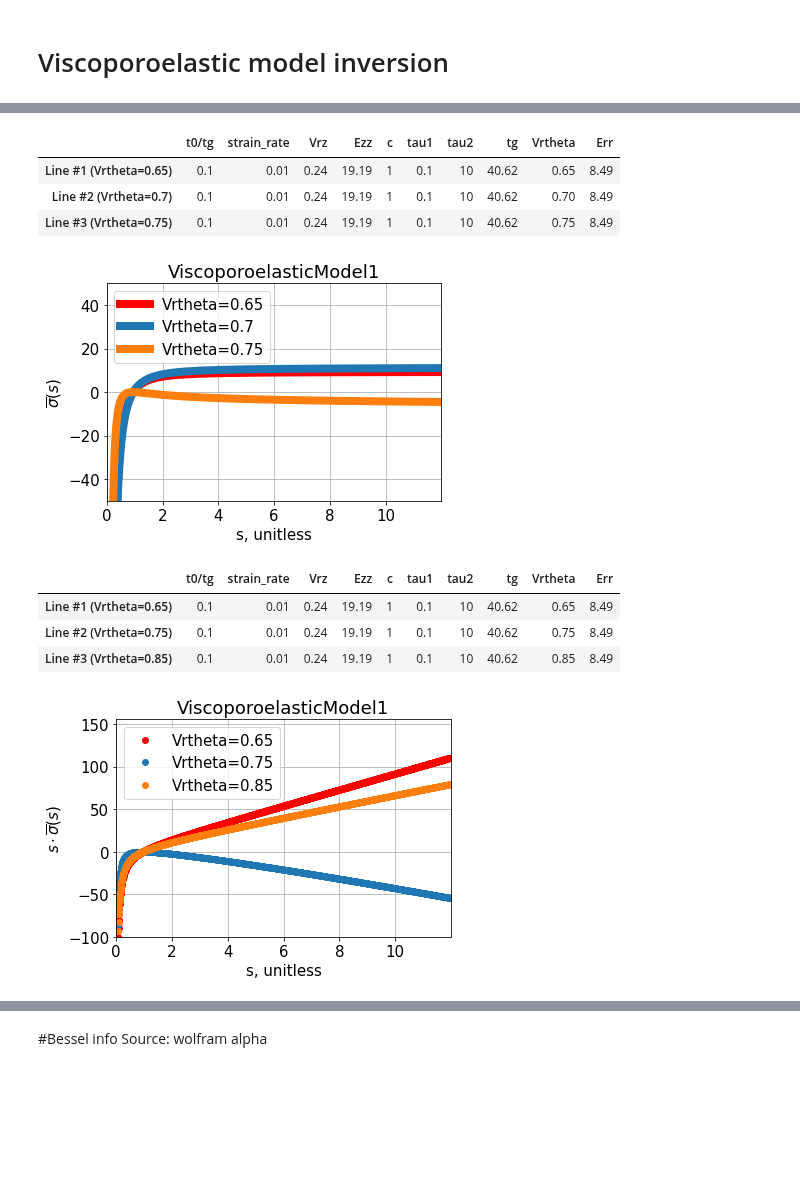
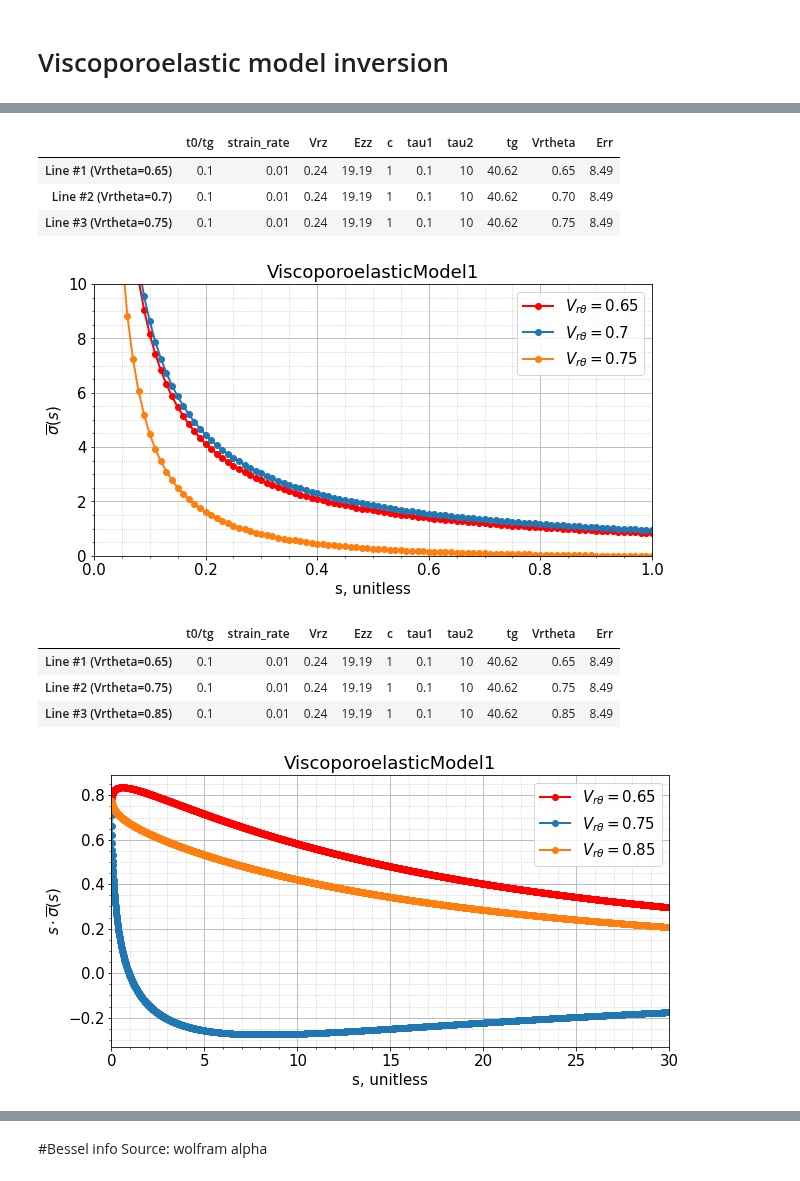
Before and after one commit to ryerrabelli/Yerrabelli-Spector-Poroelastic-Model-Code, a Jupyter notebook: src/ViscoporoelasticInversion.ipynb, the cells around one changed output, grey strips where cells are left out. Saved outputs shown, nothing was run; the diff lists cells and outputs as text; code cells hidden in the pictures; blank space fills up the shorter version.

```diff
--- a/src/ViscoporoelasticInversion.ipynb
+++ b/src/ViscoporoelasticInversion.ipynb
@@ -109,13 +117,13 @@ vpe.Vrtheta =  0.75 #@param {type:"number"}; # Not actually v, but greek nu (rep
 vpe.Err =  8.49 #@param {type:"number"};
 
 # inputting a value of time=0 doesn't error (just returns None/NaN), but takes longer (about 2x as much) on python; not really MATLAB though
-times = np.arange(0.1, 100, 0.1)*tg
+times = np.arange(0.2, 150, 0.1)*tg
 input_times = times
 plot_times  = times/tg
 func = vpe.laplace_value
 func_name = {"t":r"$\sigma(\frac{t}{tg})$", "s":r"$\overline{\sigma}(s)$"}
 x_names   = {"t":"t/tg, unitless", "s":"s, unitless"}
-s_vals = np.arange(0.1, 100, 0.1)
+s_vals = np.arange(0.01, 1.01, 0.01)
 
 
 
@@ -126,10 +134,15 @@ fig, laplace_vals, inverted_vals_numerical, inverted_vals_analytical=plotting.pl
     input_times=input_times, plot_times=plot_times, tg=tg, model_name = vpe.get_model_name())
 
 
+
 df1 = pd.DataFrame({'Constant':vpe.get_predefined_constant_names(),'Value':vpe.get_predefined_constants()})
 df2 = pd.DataFrame({'Fitted':vpe.get_fitted_parameter_names(),'Value':vpe.get_fitted_parameters()})
 df3 = pd.DataFrame({'Value':vpe.get_predefined_constants()+vpe.get_fitted_parameters(),"Category":vpe.get_var_categories()}, index=vpe.get_predefined_constant_names()+vpe.get_fitted_parameter_names())
 display(df3)
 
 display(pd.DataFrame(vpe.get_all_names_and_vars(),index=[vpe.get_model_name()]))
+
+#output = r"\sigma(\frac{t}{tg})=0.7793021503277179 \text{ at } t/tg=150"
+#display(IPython.display.Math(output))
+display(IPython.display.Math(f"{func_name['t'].replace('$','')}={inverted_vals_numerical[-1]}, \quad t/tg={plot_times[-1]:.2f}"))
 # %% [output]
@@ -151,73 +165,88 @@ Time taken in sec: 0.43624114990234375
 # %%
 dfs = []
 
-plt.figure(figsize=(6, 4))
+plt.figure(figsize=(10, 5))
 plt.rc('font', size=15)  # default font size is 10
-plt.grid()
 
 #options = [0.6, 0.65, 0.7, 0.75, 0.8, 0.85, 0.9]
 options = [0.65,0.7, 0.75]
 colors = ["r"] + [""]*len(options)   #["r","",""]
+#line_types = ["-","-","-","--","--","--",":"]
+line_types = [".-"]*len(options)
 for ind, Vrtheta in enumerate(options):
   vpe.Vrtheta = Vrtheta
   inverted_vals_numerical = euler_inversion(func, input_times/tg, Marg=None)
   laplace_vals = func(s_vals)
   #p=plt.plot(plot_times,inverted_vals_numerical, "rmg"[ind]+".-", linewidth=8,label=f"vs={vs}")
-  p=plt.plot(s_vals,laplace_vals, colors[ind]+["-","-","-","--","--","--",":"][ind], linewidth=8,label=f"Vrtheta={Vrtheta}")
+  p=plt.plot(s_vals,laplace_vals, colors[ind]+line_types[ind], linewidth=2, markersize=12, label=fr"$V_{{r\theta}}={Vrtheta}$")
   vars = vpe.get_all_names_and_vars()
   #vars={key:getattr(vpe,key) for key in dir(vpe) if not key.startswith("__") and not callable(getattr(vpe,key))}
   #dfs.append(pd.DataFrame(vars,index=["value"]))
   #dfs.append(pd.DataFrame(vars,index=[str(p[0].get_color())]))
   dfs.append(pd.DataFrame(vars,index=[f"Line #{ind+1} (Vrtheta={Vrtheta})"]))
 
+plt.grid("major")
+plt.grid(which="minor", alpha=0.75, linestyle=":")
+ax = plt.gca()
+ax.xaxis.set_minor_locator(matplotlib.ticker.AutoMinorLocator())
+ax.yaxis.set_minor_locator(matplotlib.ticker.AutoMinorLocator())
+
 plt.xlim([0, max(s_vals)])
-#plt.ylim([-20, None])
-plt.ylim([-50, 50])
+#plt.ylim([0, None])
+plt.ylim([0, 10])
 plt.xlabel(x_names["s"])
 #plt.xlim([0, None])
 plt.ylabel(func_name["s"])
 #plt.xlabel("t/tg, unitless")
 plt.legend();
 #plt.yticks(np.linspace(0,0.0005,5+1))
 ax = plt.gca()
 ax.yaxis.get_ticklocs(minor=True)
-plt.legend(loc="upper left")
+plt.legend(loc="upper right")
 plt.title(vpe.get_model_name())
 
 display(pd.concat(dfs))
 # %% [output]
 |  | t0/tg | strain_rate | Vrz | Ezz | c | tau1 | tau2 | tg | Vrtheta | Err |
 | Line #1 (Vrtheta=0.65) | 0.1 | 0.01 | 0.24 | 19.19 | 1 | 0.1 | 10 | 40.62 | 0.65 | 8.49 |
 | Line #2 (Vrtheta=0.7) | 0.1 | 0.01 | 0.24 | 19.19 | 1 | 0.1 | 10 | 40.62 | 0.70 | 8.49 |
 | Line #3 (Vrtheta=0.75) | 0.1 | 0.01 | 0.24 | 19.19 | 1 | 0.1 | 10 | 40.62 | 0.75 | 8.49 |
-[figure, old version]
+[figure, new version]
 # %%
-s_vals = np.arange(0.01, 12, 0.01)
+old_s_vals = s_vals
+s_vals = np.arange(0.01, 30.01, 0.01)
 
 
 dfs = []
 
-plt.figure(figsize=(6, 4))
+plt.figure(figsize=(10, 5))
 plt.rc('font', size=15)  # default font size is 10
 plt.grid()
 
 #options = [0.6, 0.65, 0.7, 0.75, 0.8, 0.85, 0.9]
 options = [0.65, 0.75, 0.85]
 colors = ["r"] + [""]*len(options)   #["r","",""]
+line_types = [".-"]*len(options)
 for ind, Vrtheta in enumerate(options):
   vpe.Vrtheta = Vrtheta
   inverted_vals_numerical = euler_inversion(func, input_times/tg, Marg=None)
   laplace_vals = func(s_vals)
   #p=plt.plot(plot_times,inverted_vals_numerical, "rmg"[ind]+".-", linewidth=8,label=f"vs={vs}")
-  p=plt.plot(s_vals,s_vals*laplace_vals, colors[ind]+"o", linewidth=8,label=f"Vrtheta={Vrtheta}")
+  p=plt.plot(s_vals,s_vals*laplace_vals, colors[ind]+line_types[ind], linewidth=2, markersize=12, label=fr"$V_{{r\theta}}={Vrtheta}$")
   vars = vpe.get_all_names_and_vars()
   #vars={key:getattr(vpe,key) for key in dir(vpe) if not key.startswith("__") and not callable(getattr(vpe,key))}
   #dfs.append(pd.DataFrame(vars,index=["value"]))
   #dfs.append(pd.DataFrame(vars,index=[str(p[0].get_color())]))
   dfs.append(pd.DataFrame(vars,index=[f"Line #{ind+1} (Vrtheta={Vrtheta})"]))
 
+plt.grid("major")
+plt.grid(which="minor", alpha=0.75, linestyle=":")
+ax = plt.gca()
+ax.xaxis.set_minor_locator(matplotlib.ticker.AutoMinorLocator())
+ax.yaxis.set_minor_locator(matplotlib.ticker.AutoMinorLocator())
+
 plt.xlim([0, max(s_vals)])
-plt.ylim([-100, None])
+#plt.ylim([-100, None])
 plt.xlabel(x_names["s"])
 #plt.xlim([0, None])
 plt.ylabel(r"$s\cdot$"+func_name["s"])
@@ -226,16 +255,18 @@ plt.legend();
 #plt.yticks(np.linspace(0,0.0005,5+1))
 ax = plt.gca()
 ax.yaxis.get_ticklocs(minor=True)
-plt.legend(loc="upper left")
+plt.legend(loc="upper right")
 plt.title(vpe.get_model_name())
 
 display(pd.concat(dfs))
+
+s_vals = old_s_vals
 # %% [output]
 |  | t0/tg | strain_rate | Vrz | Ezz | c | tau1 | tau2 | tg | Vrtheta | Err |
 | Line #1 (Vrtheta=0.65) | 0.1 | 0.01 | 0.24 | 19.19 | 1 | 0.1 | 10 | 40.62 | 0.65 | 8.49 |
 | Line #2 (Vrtheta=0.75) | 0.1 | 0.01 | 0.24 | 19.19 | 1 | 0.1 | 10 | 40.62 | 0.75 | 8.49 |
 | Line #3 (Vrtheta=0.85) | 0.1 | 0.01 | 0.24 | 19.19 | 1 | 0.1 | 10 | 40.62 | 0.85 | 8.49 |
-[figure, old version]
+[figure, new version]
 # %% [markdown]
 # Laplace function relevant properties - for diagnosing errors
 ## Sources:
```
Also changed, not shown: parts of 3 cells of this notebook, 13 other files.
